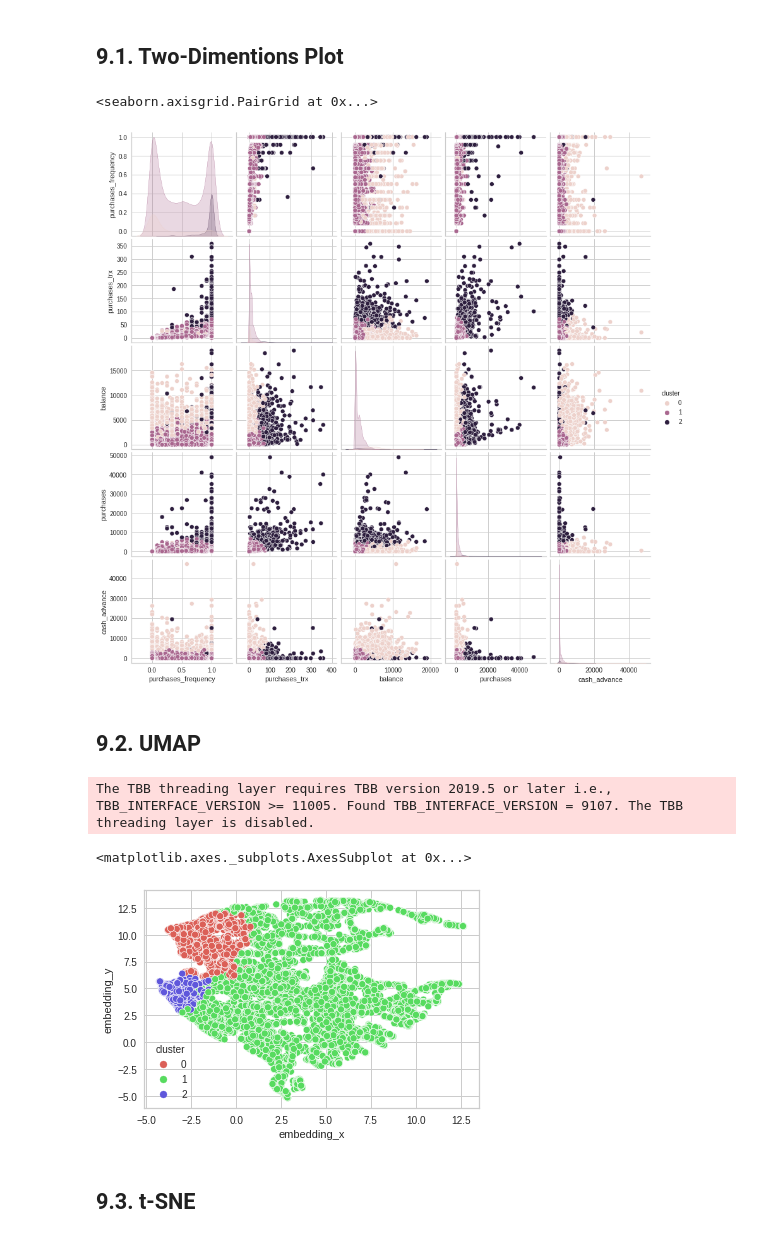
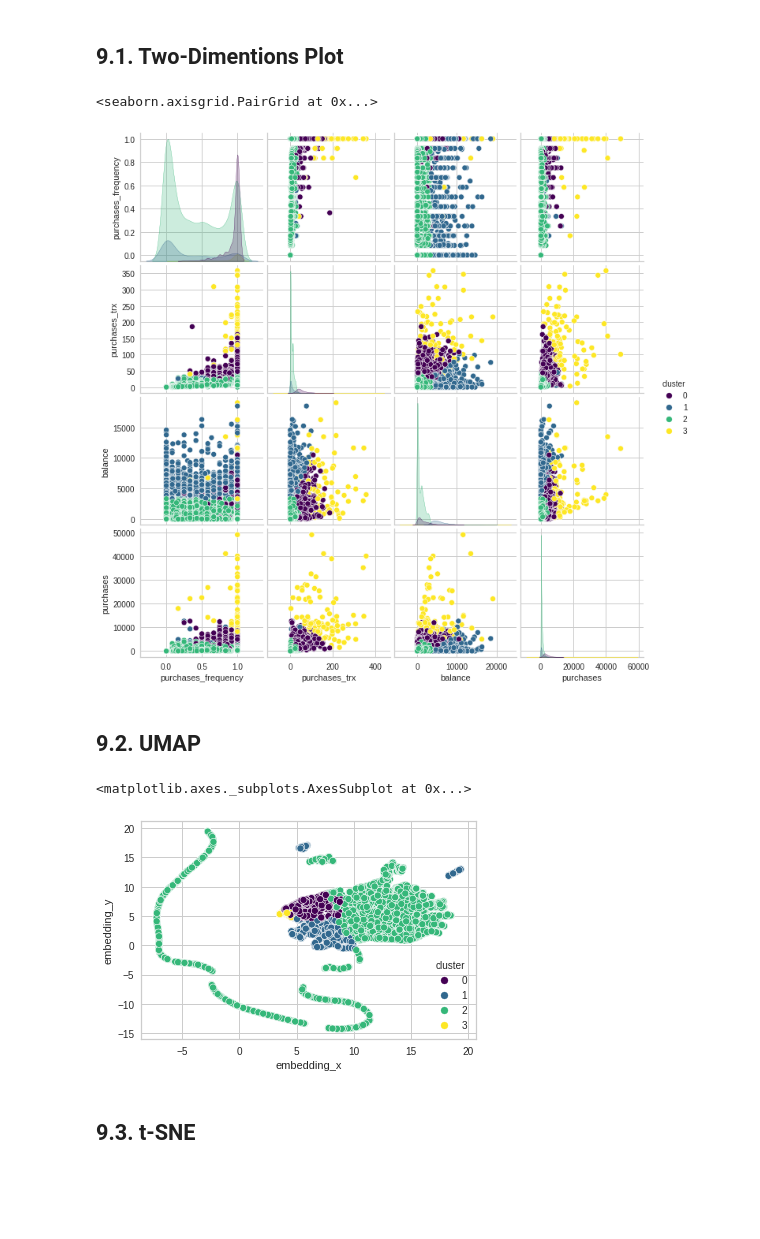
Before and after one commit to Matheus-Homem/international_bank_marketing, a Jupyter notebook: notebooks/c3_feature_engineering.ipynb, the cells around one changed output. Drawn from its saved outputs; the diff is of its cells as text; code cells hidden in the pictures; blank space fills up the shorter version.

```diff
--- a/notebooks/c3_feature_engineering.ipynb
+++ b/notebooks/c3_feature_engineering.ipynb
@@ -224,9 +224,7 @@ df3.sample(5).T
 | prc_full_payment | 0.000000 | 0.416667 | 0.000000 | 0.875000 | 0.500000 |
 | tenure | 12.000000 | 12.000000 | 12.000000 | 10.000000 | 10.000000 |
 # %%
-df_ref = df3[['cust_id','purchases_frequency','purchases_trx','balance','purchases','cash_advance']].copy()
-
-#df_ref['cash_advance'] = df3['cash_advance'].map(lambda x: 1 if x > 0 else 0)
+df_ref = df3[['cust_id','purchases_frequency','purchases_trx','balance','purchases']].copy()
 
 df_ref.sample(5).T
 # %% [output]
@@ -336,7 +333,7 @@ Text(0, 0.5, 'Davies Boulding Score')
 ## 8.1. K-Means
 # %%
 # Model Definition
-k = 3
+k = 4
 kmeans = KMeans(init='random',n_clusters=k,random_state=101)
 
 # Model Training
@@ -362,7 +359,7 @@ Davies Boulding Score: 0.97
 # %% [markdown]
 # 9. Cluster Analysis
 # %%
-df9 = df3[['cust_id','purchases_frequency','purchases_trx','balance','purchases','cash_advance']].copy()
+df9 = df3[['cust_id','purchases_frequency','purchases_trx','balance','purchases']].copy()
 df9['cluster'] = labels
 df9.head()
 # %% [output]
@@ -376,28 +373,27 @@ df9.head()
 ## 9.1. Two-Dimentions Plot
 # %%
 df_viz = df9.drop('cust_id',axis=1)
-sns.pairplot(df_viz,hue='cluster')
+sns.pairplot(df_viz,hue='cluster',palette='viridis')
 # %% [output]
 <seaborn.axisgrid.PairGrid at 0x...>
-[figure, old version]
+[figure, new version]
 # %% [markdown]
 ## 9.2. UMAP
 # %%
 # Quciker from larger datasets but more difficult to visualize
 # Change n_neighbors to see something similar to a local structure (\/) ou global structure (/\)
 reducer = umap.UMAP(n_neighbors=20,random_state=101)
 embedding = reducer.fit_transform(X)
 
 # Embedding
 df_viz['embedding_x'] = embedding[:,0]
 df_viz['embedding_y'] = embedding[:,1]
 
 # Plot UMAP
-sns.scatterplot(x='embedding_x',y='embedding_y',data=df_viz,hue='cluster',palette=sns.color_palette('hls',n_colors=len(df_viz['cluster'].unique())))
+sns.scatterplot(x='embedding_x',y='embedding_y',data=df_viz,hue='cluster',palette='viridis')
 # %% [output]
-The TBB threading layer requires TBB version 2019.5 or later i.e., TBB_INTERFACE_VERSION >= 11005. Found TBB_INTERFACE_VERSION = 9107. The TBB threading layer is disabled.
+<matplotlib.axes._subplots.AxesSubplot at 0x...>
-<matplotlib.axes._subplots.AxesSubplot at 0x...>
-[figure, old version]
+[figure, new version]
 # %% [markdown]
 ## 9.3. t-SNE
 # %% [markdown]
```
Also changed, not shown: parts of 15 cells of this notebook.
